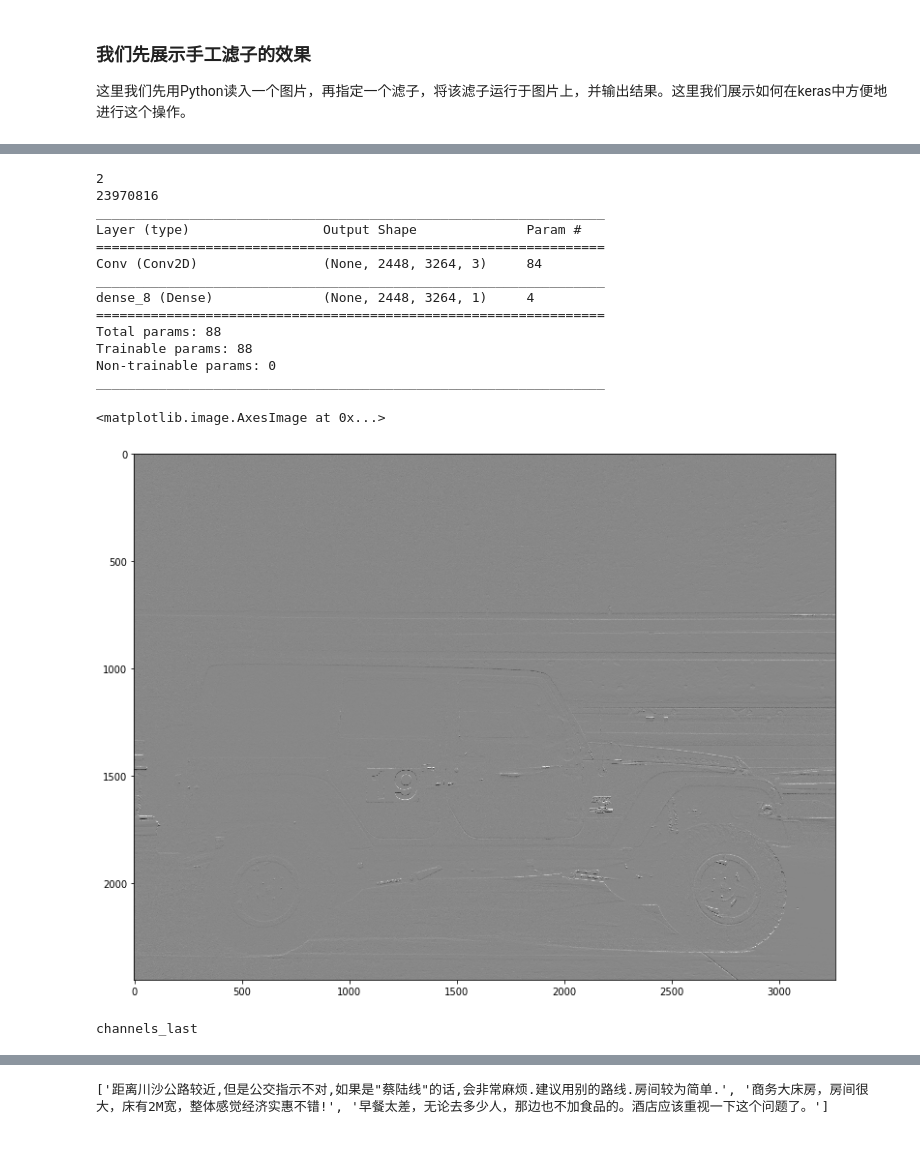
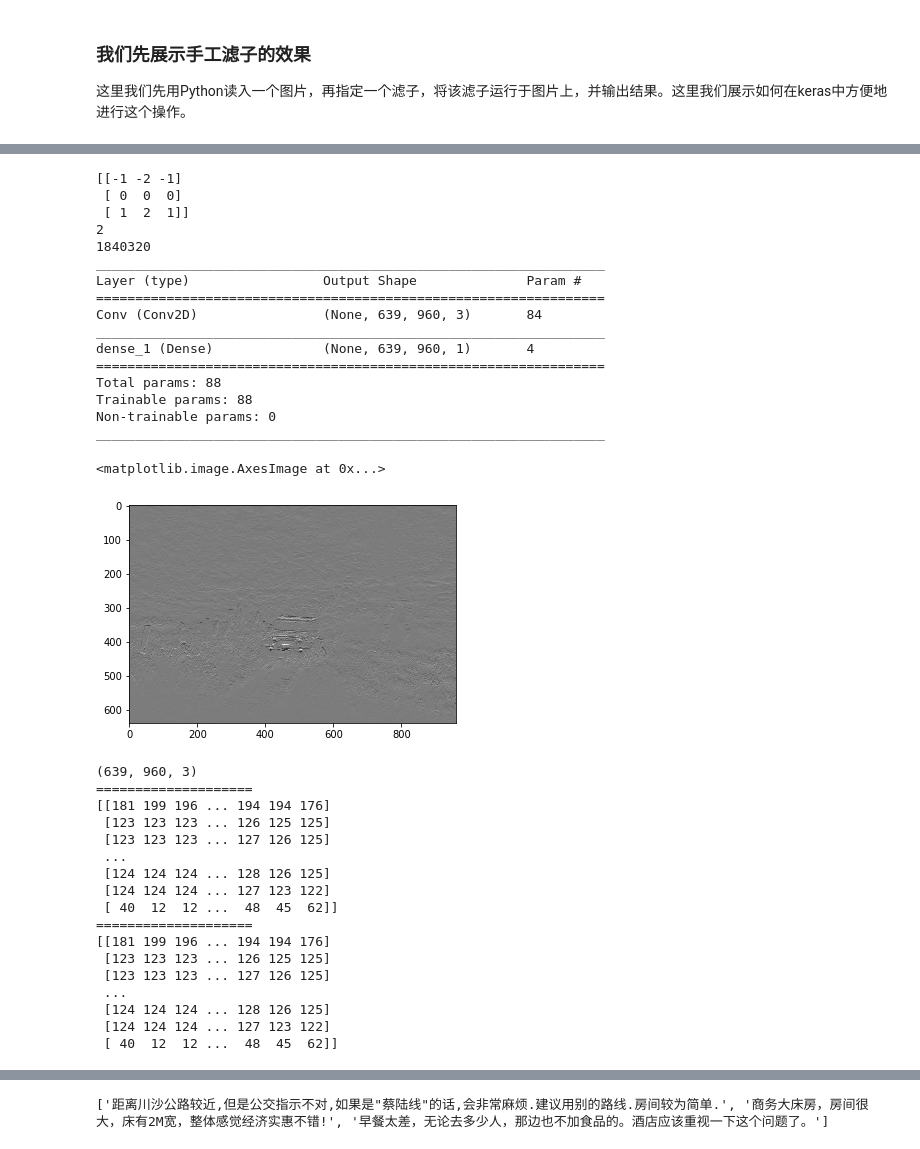
Before and after one commit to xieliaing/keras-practice, a Jupyter notebook: NLP/卷积神经网络文本分类.ipynb, the cells around one changed output, grey strips where cells are left out. Cells and saved outputs as stored; diff of their text form; code cells hidden in the pictures.

```diff
--- a/NLP/卷积神经网络文本分类.ipynb
+++ b/NLP/卷积神经网络文本分类.ipynb
@@ -97,7 +99,8 @@ plt.rcParams['figure.figsize']=(15, 10)
 # 我们可以用pyplot的imshow()方法来展示图片
 #  这时我曾经拥有的牧马人
 #
-img_data = imageio.imread('./pics/wranglerJK.jpg')
+img_data = imageio.imread('./pics/wranglerJK2.jpg')
+#img_data = imageio.imread('./pics/fighters.jpeg')
 print(img_data.data.shape)
 
 img = Image.fromarray(img_data, 'RGB')
@@ -111,12 +114,16 @@ def my_init(shape, dtype=None):
     new_mat = np.zeros((shape[0], shape[1], 3, 3))
     for i in range(shape[0]):
         for j in range(shape[1]):
-            new_mat[:, :, i, j] = filter_mat
+            if j==shape[0]:
+                new_mat[:, :, i, j]=0
+            else:
+                new_mat[:, :, i, j] = filter_mat
     return np.array(new_mat, dtype=dtype)
 
 
 
-def MyFilter(filter_mat):
+def MyFilter(image_data):
+    img_data = image_data
     print(len(filter_mat.shape))
     if len(filter_mat.shape)!=2:
         print('Invalid filter matrix. It must be 2-D')
@@ -133,6 +140,7 @@ def MyFilter(filter_mat):
         model.add(Conv2D(depth,
                          kernel_size=kernel_size,
                          input_shape=input_shape,
+                         strides=1,
                          padding='same',
                          activation='linear',
                          data_format='channels_last',
@@ -145,37 +153,73 @@ def MyFilter(filter_mat):
 
 
         inX = model.input
-        outputs = [layer.output for layer in model.layers if layer.name=='Conv']
+        outputs = [layer.output for layer in model.layers
+                   if layer.name=='Conv']
         functions = [K.function([inX], [out]) for out in outputs]
+        layer_outs = [func([img_data.reshape(1, row, col, depth)])
+                      for func in functions]
+        activationLayer = layer_outs[0][0]
 
-        layer_outs = [func([img_data.reshape(1, row, col, depth)]) for func in functions]
-        activationLayer = layer_outs[0][0]
         temp = (activationLayer-np.min(activationLayer))
         normalized_activationLayer = temp/np.max( np.max(temp))
-        return(normalized_activationLayer.reshape(row, col, depth))
+
+        filter_out = model.layers[0].get_weights()[0]
+        return normalized_activationLayer.reshape(row, col, depth), filter_out
 # %%
-#filter_mat = np.array([1/4, 1/4, 1/4, 1/4,1/4, 1/4, 1/4, 1/4, 1/4]).reshape(3, 3)
-filter_mat = np.array([-1, -2, -3, 0, 0, 0, 1, 2, 3]).reshape(3, 3)
-
-outLayer = MyFilter(filter_mat)
+blur_mat = np.array([1, 1, 1, 1, 1, 1, 1,  1, 1]).reshape(3, 3)/9
+edge_mat = np.array([-1, -1, -1, -1, 8, -1, -1, -1, -1]).reshape(3, 3)
+gaussian_mat = np.array([1, 2, 1, 2, 4, 2, 1, 2, 1]).reshape(3, 3)
+sober_mat = np.array([-1, -2, -1, 0, 0, 0, 1, 2, 1]).reshape(3, 3)
+sober_matX = sober_mat.T
+sharpen_mat = np.array([0, -1, 0, -1, 5, -1, 0, -1, 0]).reshape(3, 3)
+filter_mat=sober_mat
+print(filter_mat)
+outLayer, outFilter = MyFilter(img_data)
+#print(outFilter)
 plt.imshow(outLayer)
 # %% [output]
+[[-1 -2 -1]
+ [ 0  0  0]
+ [ 1  2  1]]
 2
-23970816
+1840320
 _________________________________________________________________
 Layer (type)                 Output Shape              Param #
 =================================================================
-Conv (Conv2D)                (None, 2448, 3264, 3)     84
+Conv (Conv2D)                (None, 639, 960, 3)       84
 _________________________________________________________________
-dense_8 (Dense)              (None, 2448, 3264, 1)     4
+dense_1 (Dense)              (None, 639, 960, 1)       4
 =================================================================
 Total params: 88
 Trainable params: 88
 Non-trainable params: 0
 _________________________________________________________________
 <matplotlib.image.AxesImage at 0x...>
-[figure, old version]
+[figure, new version]
-# %%
-print(K.image_data_format())
-# %% [output]
-channels_last
+# %%
+print(outLayer.shape)
+#print(img_data)
+img2=np.array(outLayer*255, dtype=np.int)
+print("====================")
+print(img2[:, :, 0])
+print("====================")
+print(img2[:, :, 2])
+#plt.imshow(np.array(outLayer*255, dtype=np.int)[:, :, :])
+# %% [output]
+(639, 960, 3)
+====================
+[[181 199 196 ... 194 194 176]
+ [123 123 123 ... 126 125 125]
+ [123 123 123 ... 127 126 125]
+ ...
+ [124 124 124 ... 128 126 125]
+ [124 124 124 ... 127 123 122]
+ [ 40  12  12 ...  48  45  62]]
+====================
+[[181 199 196 ... 194 194 176]
+ [123 123 123 ... 126 125 125]
+ [123 123 123 ... 127 126 125]
+ ...
+ [124 124 124 ... 128 126 125]
+ [124 124 124 ... 127 123 122]
+ [ 40  12  12 ...  48  45  62]]
```
Also changed, not shown: parts of 63 cells of this notebook.
